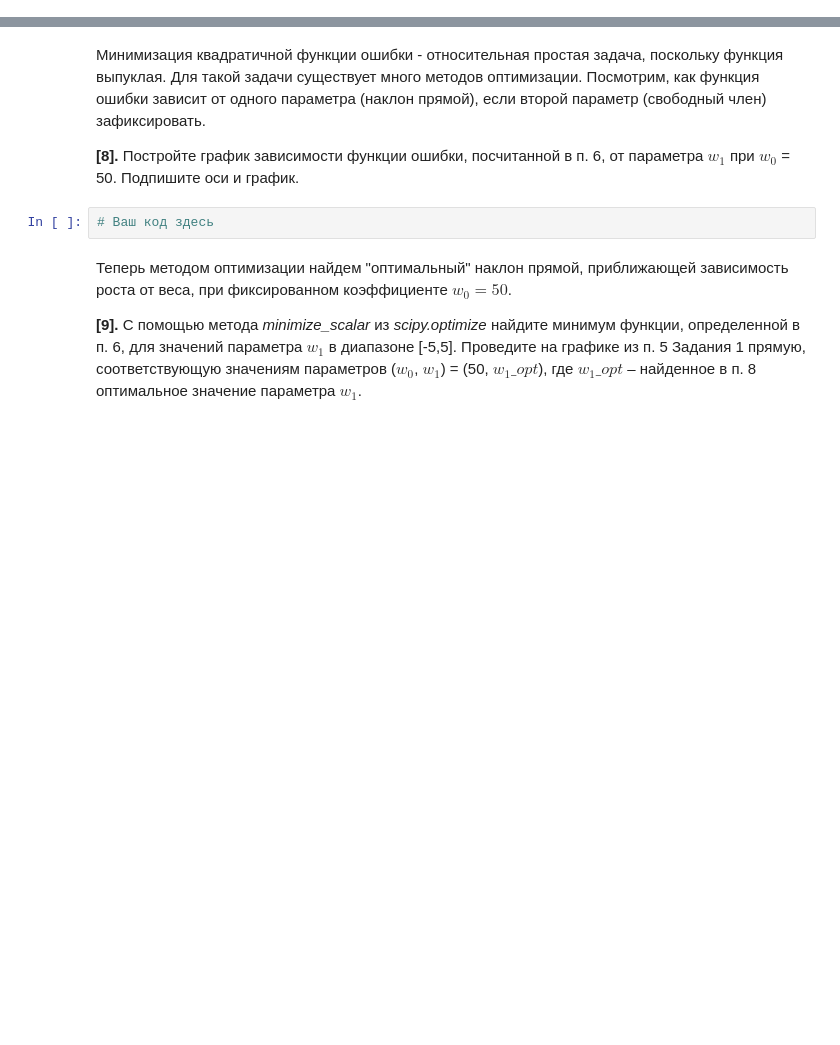
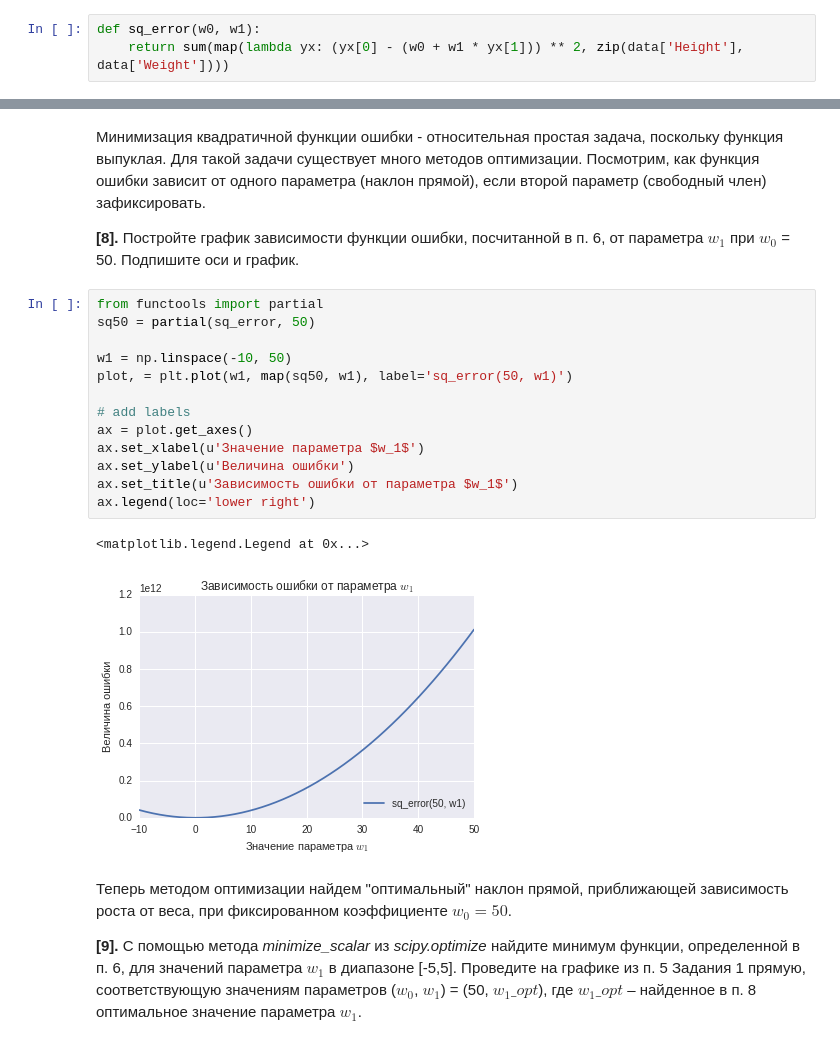
Before and after one commit to MariamSherif/pyda, a Jupyter notebook: nb/peer_review_linreg_height_weight.ipynb, the cells around one changed output, grey strips where cells are left out. Cells and saved outputs as stored; diff of their text form; blank space fills up the shorter version.

```diff
--- a/nb/peer_review_linreg_height_weight.ipynb
+++ b/nb/peer_review_linreg_height_weight.ipynb
@@ -120,3 +118,6 @@ $$error(w_0, w_1) = \sum_{i=1}^n {(y_i - (w_0 + w_1 * x_i))}^2 $$
+# %%
+def sq_error(w0, w1):
+    return sum(map(lambda yx: (yx[0] - (w0 + w1 * yx[1])) ** 2, zip(data['Height'], data['Weight'])))
 # %% [markdown]
 Итак, мы решаем задачу: как через облако точек, соответсвующих наблюдениям в нашем наборе данных, в пространстве признаков "Рост" и "Вес" провести прямую линию так, чтобы минимизировать функционал из п. 6. Для начала давайте отобразим хоть какие-то прямые и убедимся, что они плохо передают зависимость роста от веса.
 
@@ -127,8 +152,22 @@ $$error(w_0, w_1) = \sum_{i=1}^n {(y_i - (w_0 + w_1 * x_i))}^2 $$
 Минимизация квадратичной функции ошибки - относительная простая задача, поскольку функция выпуклая. Для такой задачи существует много методов оптимизации. Посмотрим, как функция ошибки зависит от одного параметра (наклон прямой), если второй параметр (свободный член) зафиксировать.
 
 **[8].** Постройте график зависимости функции ошибки, посчитанной в п. 6, от параметра $w_1$ при $w_0$ = 50. Подпишите оси и график.
-# %%
-# Ваш код здесь
+# %%
+from functools import partial
+sq50 = partial(sq_error, 50)
+
+w1 = np.linspace(-10, 50)
+plot, = plt.plot(w1, map(sq50, w1), label='sq_error(50, w1)')
+
+# add labels
+ax = plot.get_axes()
+ax.set_xlabel(u'Значение параметра $w_1$')
+ax.set_ylabel(u'Величина ошибки')
+ax.set_title(u'Зависимость ошибки от параметра $w_1$')
+ax.legend(loc='lower right')
+# %% [output]
+<matplotlib.legend.Legend at 0x...>
+[figure, added]
 # %% [markdown]
 Теперь методом оптимизации найдем "оптимальный" наклон прямой, приближающей зависимость роста от веса, при фиксированном коэффициенте $w_0 = 50$.
 
```
Also changed, not shown: parts of 11 cells of this notebook.
